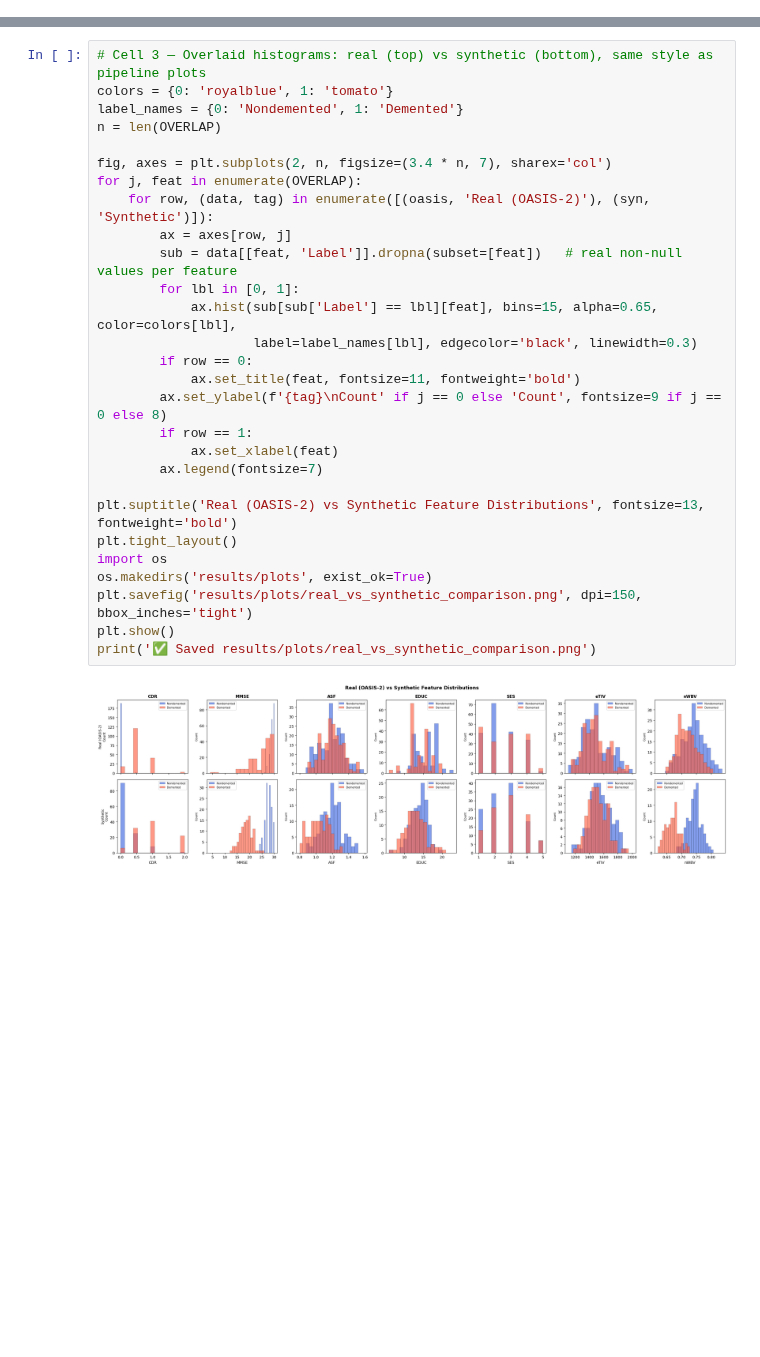
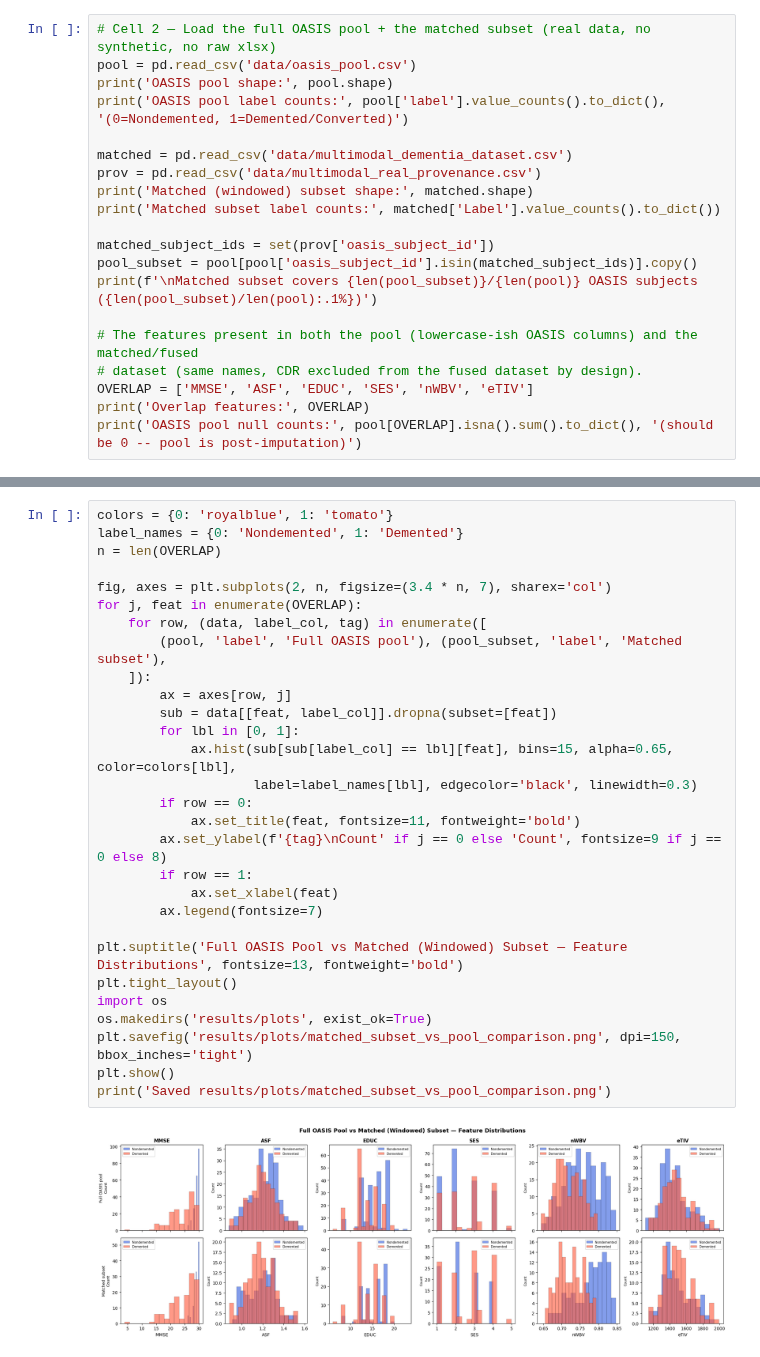
Before and after one commit to Prakshi16/demetia_qvsm, a Jupyter notebook: validation_checks.ipynb, the cells around one changed output, grey strips where cells are left out. Drawn from its saved outputs; the diff is of its cells as text; blank space fills up the shorter version.

```diff
--- a/validation_checks.ipynb
+++ b/validation_checks.ipynb
@@ -75,0 +50,20 @@ OASIS null counts  : {'CDR': 0, 'MMSE': 2, 'ASF': 0, 'EDUC': 0, 'SES': 19, 'eTIV
+# %%
+# Cell 2 — Load the full OASIS pool + the matched subset (real data, no synthetic, no raw xlsx)
+pool = pd.read_csv('data/oasis_pool.csv')
+print('OASIS pool shape:', pool.shape)
+print('OASIS pool label counts:', pool['label'].value_counts().to_dict(), '(0=Nondemented, 1=Demented/Converted)')
+
+matched = pd.read_csv('data/multimodal_dementia_dataset.csv')
+prov = pd.read_csv('data/multimodal_real_provenance.csv')
+print('Matched (windowed) subset shape:', matched.shape)
+print('Matched subset label counts:', matched['Label'].value_counts().to_dict())
+
+matched_subject_ids = set(prov['oasis_subject_id'])
+pool_subset = pool[pool['oasis_subject_id'].isin(matched_subject_ids)].copy()
+print(f'\nMatched subset covers {len(pool_subset)}/{len(pool)} OASIS subjects ({len(pool_subset)/len(pool):.1%})')
+
+# The features present in both the pool (lowercase-ish OASIS columns) and the matched/fused
+# dataset (same names, CDR excluded from the fused dataset by design).
+OVERLAP = ['MMSE', 'ASF', 'EDUC', 'SES', 'nWBV', 'eTIV']
+print('Overlap features:', OVERLAP)
+print('OASIS pool null counts:', pool[OVERLAP].isna().sum().to_dict(), '(should be 0 -- pool is post-imputation)')
@@ -83,30 +85,31 @@ median-imputation applied later (for modeling) does not create an artificial spi
 # %%
-# Cell 3 — Overlaid histograms: real (top) vs synthetic (bottom), same style as pipeline plots
 colors = {0: 'royalblue', 1: 'tomato'}
 label_names = {0: 'Nondemented', 1: 'Demented'}
 n = len(OVERLAP)
 
 fig, axes = plt.subplots(2, n, figsize=(3.4 * n, 7), sharex='col')
 for j, feat in enumerate(OVERLAP):
-    for row, (data, tag) in enumerate([(oasis, 'Real (OASIS-2)'), (syn, 'Synthetic')]):
+    for row, (data, label_col, tag) in enumerate([
+        (pool, 'label', 'Full OASIS pool'), (pool_subset, 'label', 'Matched subset'),
+    ]):
         ax = axes[row, j]
-        sub = data[[feat, 'Label']].dropna(subset=[feat])   # real non-null values per feature
+        sub = data[[feat, label_col]].dropna(subset=[feat])
         for lbl in [0, 1]:
-            ax.hist(sub[sub['Label'] == lbl][feat], bins=15, alpha=0.65, color=colors[lbl],
+            ax.hist(sub[sub[label_col] == lbl][feat], bins=15, alpha=0.65, color=colors[lbl],
                     label=label_names[lbl], edgecolor='black', linewidth=0.3)
         if row == 0:
             ax.set_title(feat, fontsize=11, fontweight='bold')
         ax.set_ylabel(f'{tag}\nCount' if j == 0 else 'Count', fontsize=9 if j == 0 else 8)
         if row == 1:
             ax.set_xlabel(feat)
         ax.legend(fontsize=7)
 
-plt.suptitle('Real (OASIS-2) vs Synthetic Feature Distributions', fontsize=13, fontweight='bold')
+plt.suptitle('Full OASIS Pool vs Matched (Windowed) Subset — Feature Distributions', fontsize=13, fontweight='bold')
 plt.tight_layout()
 import os
 os.makedirs('results/plots', exist_ok=True)
-plt.savefig('results/plots/real_vs_synthetic_comparison.png', dpi=150, bbox_inches='tight')
+plt.savefig('results/plots/matched_subset_vs_pool_comparison.png', dpi=150, bbox_inches='tight')
 plt.show()
-print('✅ Saved results/plots/real_vs_synthetic_comparison.png')
+print('Saved results/plots/matched_subset_vs_pool_comparison.png')
 # %% [output]
-[figure, old version]
+[figure, new version]
```
Also changed, not shown: parts of 17 cells of this notebook, 5 other files.
